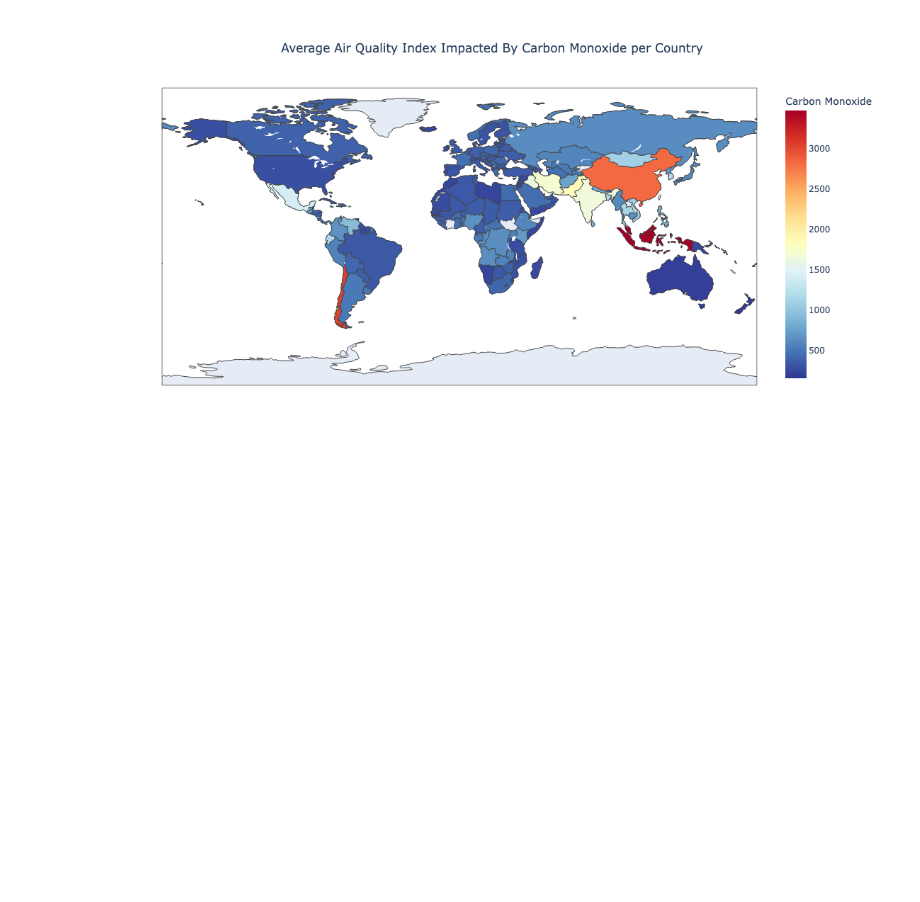
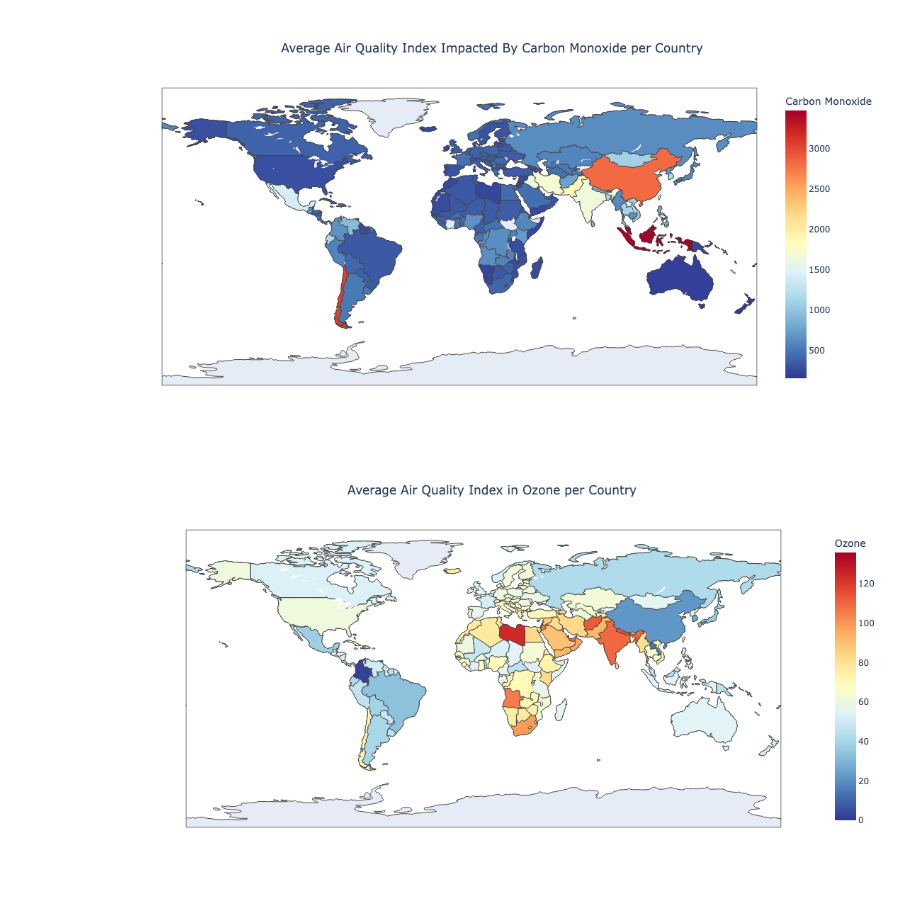
Before and after one commit to FlazeFy2/DS-World_Weather_Repository, a Jupyter notebook: exploratory data analysis-World map.ipynb, the cells around one changed output. Saved outputs shown, nothing was run; the diff lists cells and outputs as text; code cells hidden in the pictures; blank space fills up the shorter version.

Commit message:
[DS] Exploratory Data Analysis (EDA) - World Map - Average Air Quality Index in Ozone per Country

```diff
--- a/exploratory data analysis-World map.ipynb
+++ b/exploratory data analysis-World map.ipynb
@@ -148,3 +148,28 @@ fig.update_layout(
 fig.show()
 # %% [output]
 [figure]
+# %%
+import plotly.express as px
+import pandas as pd
+
+# Exploratory Data Analysis (EDA) - World Map - Average Air Quality Index in Ozone per Country
+df = pd.read_csv("GlobalWeatherRepository.csv")
+
+avg_temp = df.groupby('country', as_index=False)['air_quality_Ozone'].mean()
+# World Map
+fig = px.choropleth(
+    avg_temp,
+    locations='country',
+    locationmode='country names',
+    color='air_quality_Ozone',
+    color_continuous_scale='RdYlBu_r',
+    title='Average Air Quality Index in Ozone per Country',
+    labels={'air_quality_Ozone': 'Ozone'}
+)
+fig.update_layout(
+    title_x=0.5,
+    height=600
+)
+fig.show()
+# %% [output]
+[figure, added]
```
